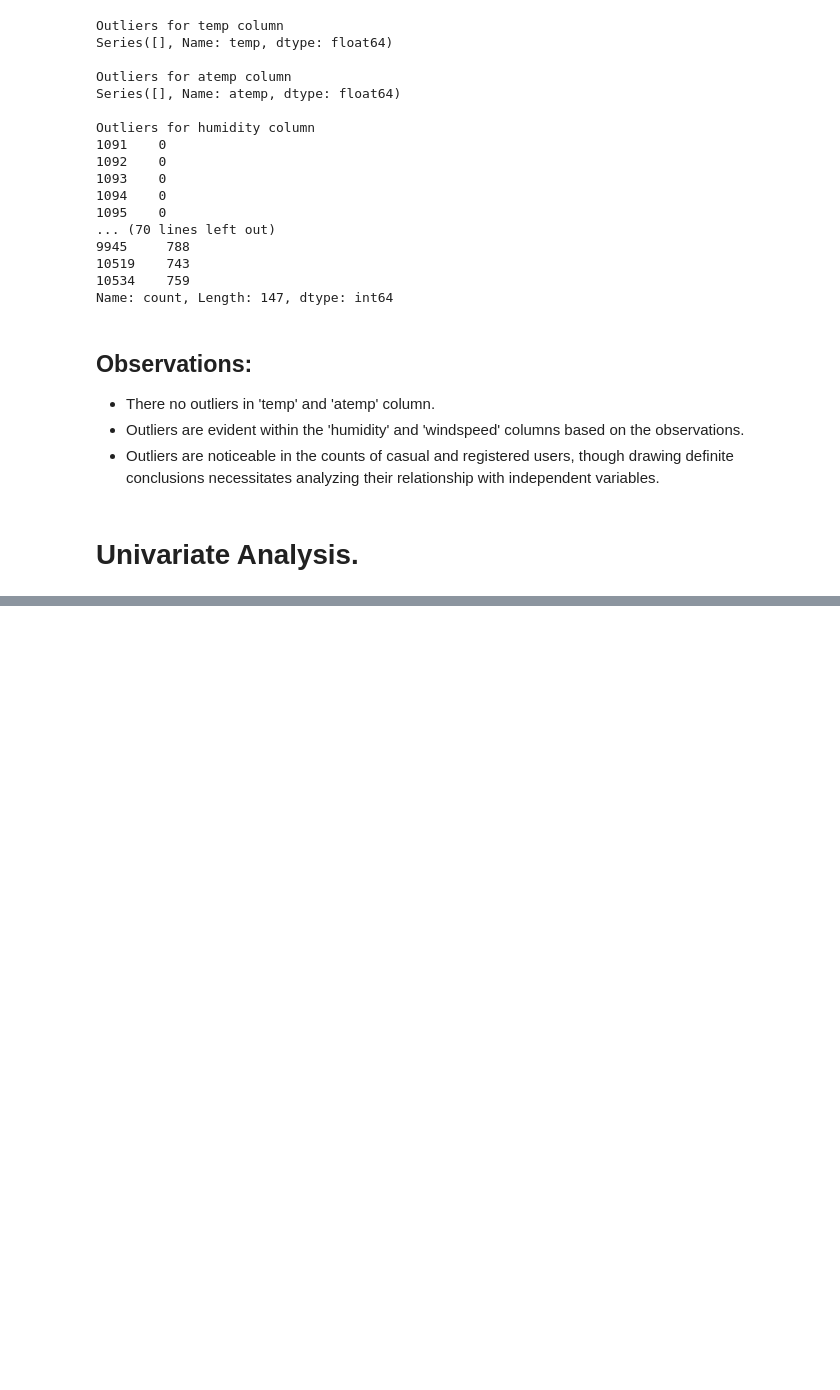
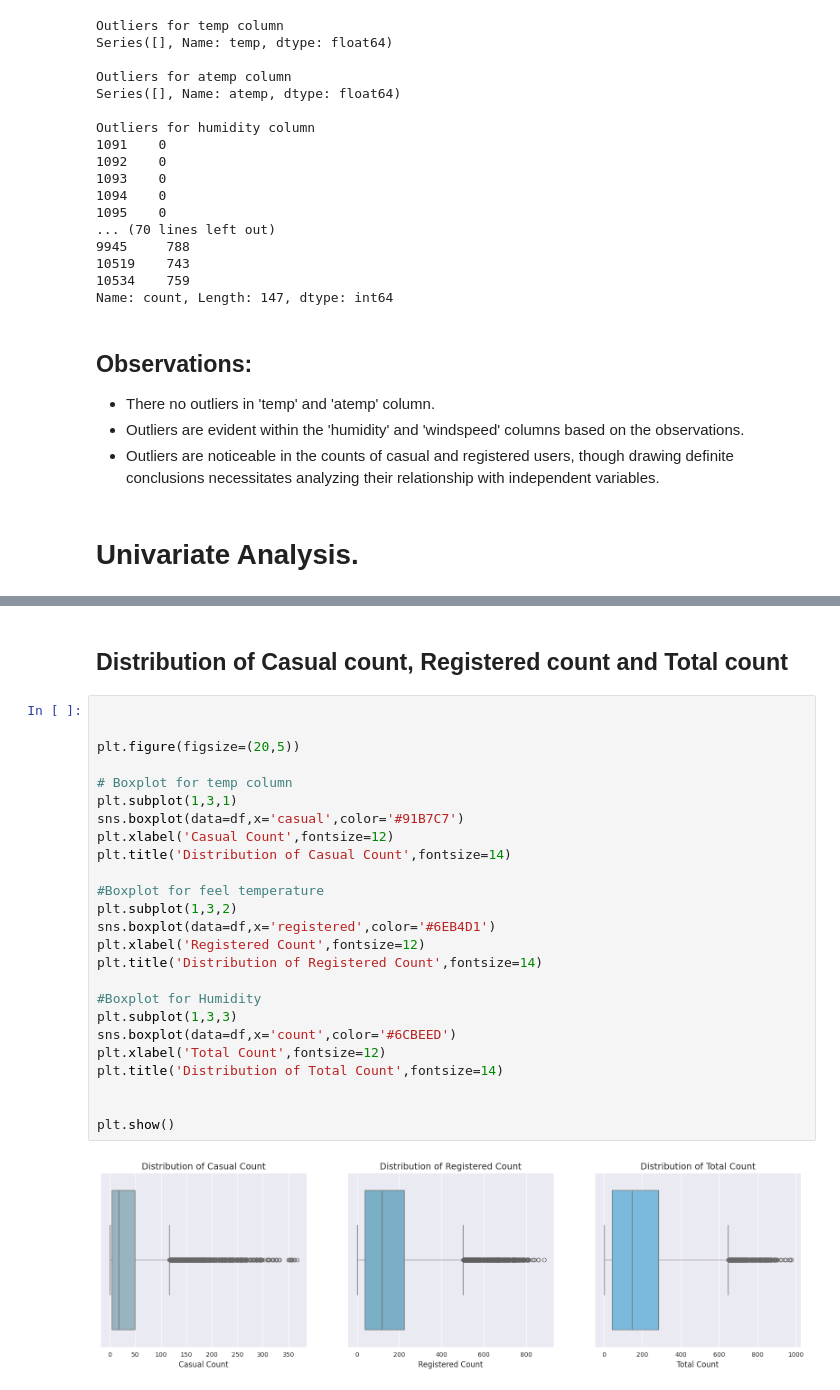
Before and after one commit to 2k4sm/YuluuluY, a Jupyter notebook: yulu.ipynb, the cells around one changed output, grey strips where cells are left out. Drawn from its saved outputs; the diff is of its cells as text; blank space fills up the shorter version.

```diff
--- a/yulu.ipynb
+++ b/yulu.ipynb
@@ -197,0 +401,29 @@ Name: count, Length: 147, dtype: int64
+# %% [markdown]
+## Distribution of Casual count, Registered count and Total count
+# %%
+
+
+plt.figure(figsize=(20,5))
+
+# Boxplot for temp column
+plt.subplot(1,3,1)
+sns.boxplot(data=df,x='casual',color='#91B7C7')
+plt.xlabel('Casual Count',fontsize=12)
+plt.title('Distribution of Casual Count',fontsize=14)
+
+#Boxplot for feel temperature
+plt.subplot(1,3,2)
+sns.boxplot(data=df,x='registered',color='#6EB4D1')
+plt.xlabel('Registered Count',fontsize=12)
+plt.title('Distribution of Registered Count',fontsize=14)
+
+#Boxplot for Humidity
+plt.subplot(1,3,3)
+sns.boxplot(data=df,x='count',color='#6CBEED')
+plt.xlabel('Total Count',fontsize=12)
+plt.title('Distribution of Total Count',fontsize=14)
+
+
+plt.show()
+# %% [output]
+[figure, added]
```
Also changed, not shown: parts of 40 cells of this notebook, 1 other file.
